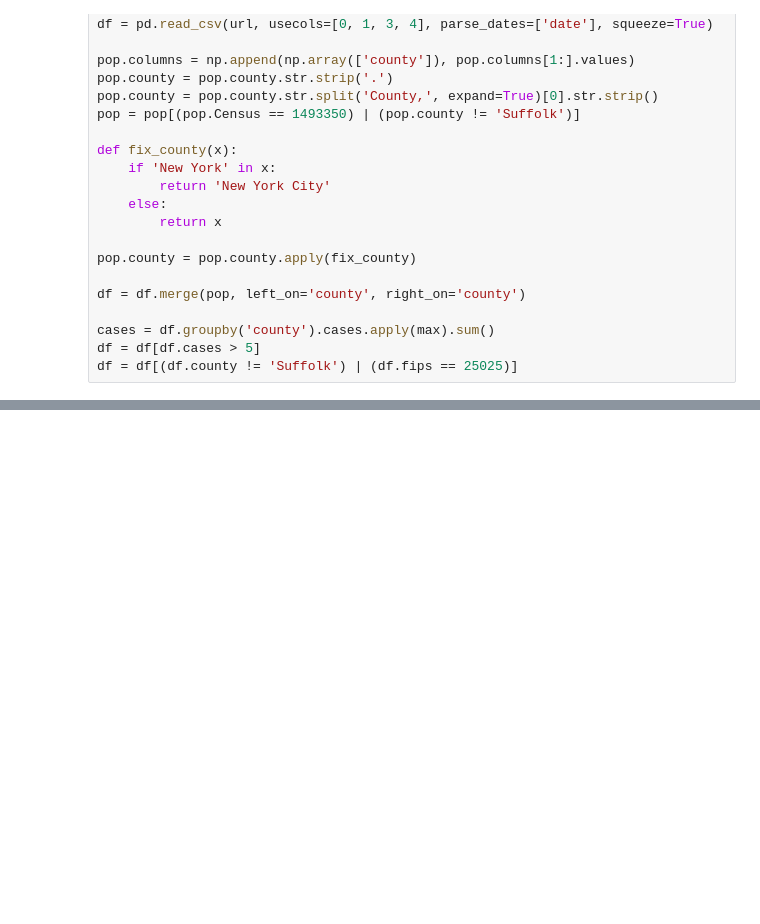
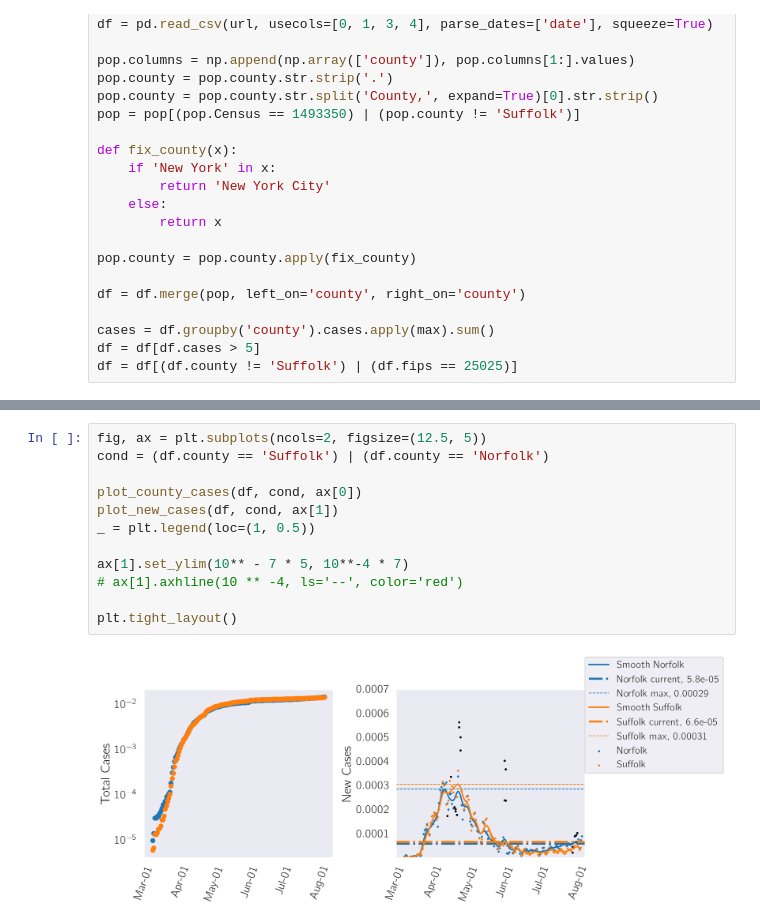
Before and after one commit to dangeles/dangeles.github.io, a Jupyter notebook: jupyter/County COVID Analysis.ipynb, the cells around one changed output, grey strips where cells are left out. Saved outputs shown, nothing was run; the diff lists cells and outputs as text; blank space fills up the shorter version.

```diff
--- a/jupyter/County COVID Analysis.ipynb
+++ b/jupyter/County COVID Analysis.ipynb
@@ -170,0 +172,14 @@ plt.tight_layout()
+# %%
+fig, ax = plt.subplots(ncols=2, figsize=(12.5, 5))
+cond = (df.county == 'Suffolk') | (df.county == 'Norfolk')
+
+plot_county_cases(df, cond, ax[0])
+plot_new_cases(df, cond, ax[1])
+_ = plt.legend(loc=(1, 0.5))
+
+ax[1].set_ylim(10** - 7 * 5, 10**-4 * 7)
+# ax[1].axhline(10 ** -4, ls='--', color='red')
+
+plt.tight_layout()
+# %% [output]
+[figure, added]
```
Also changed, not shown: parts of 5 cells of this notebook, 2 other files.
